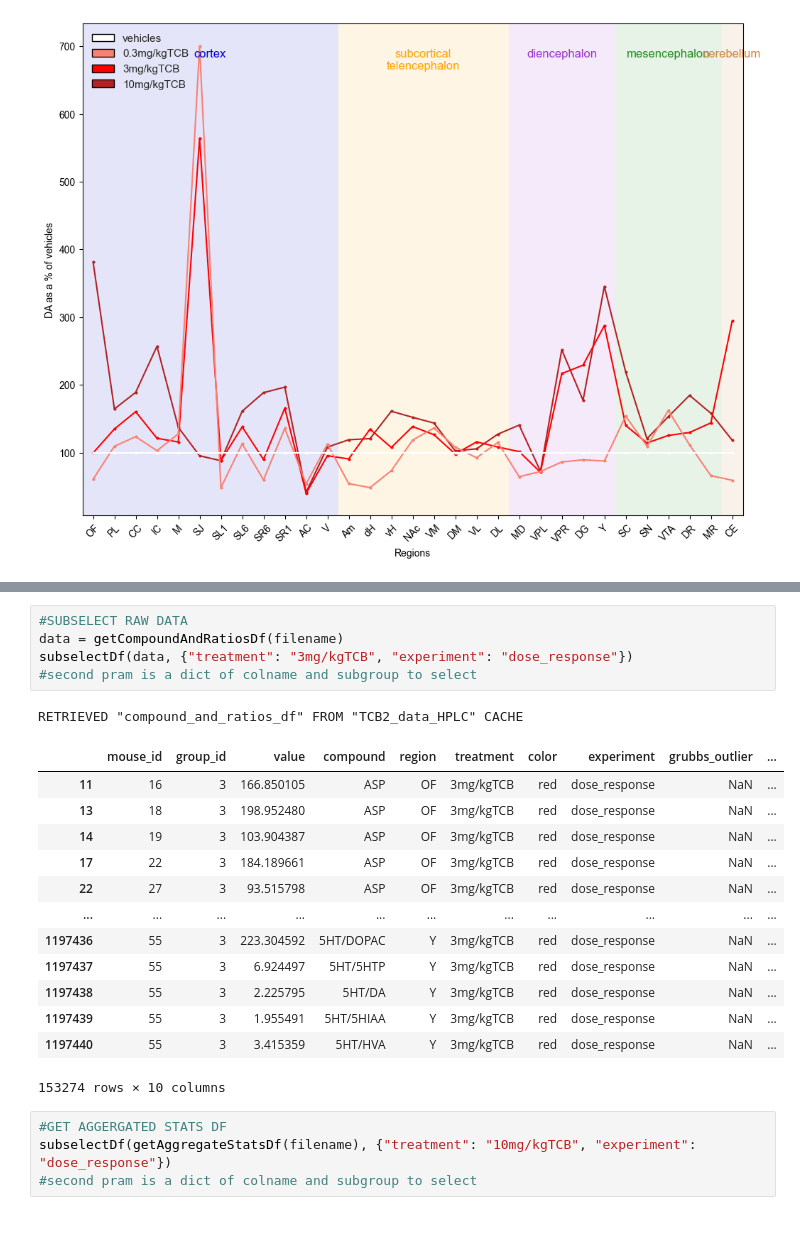
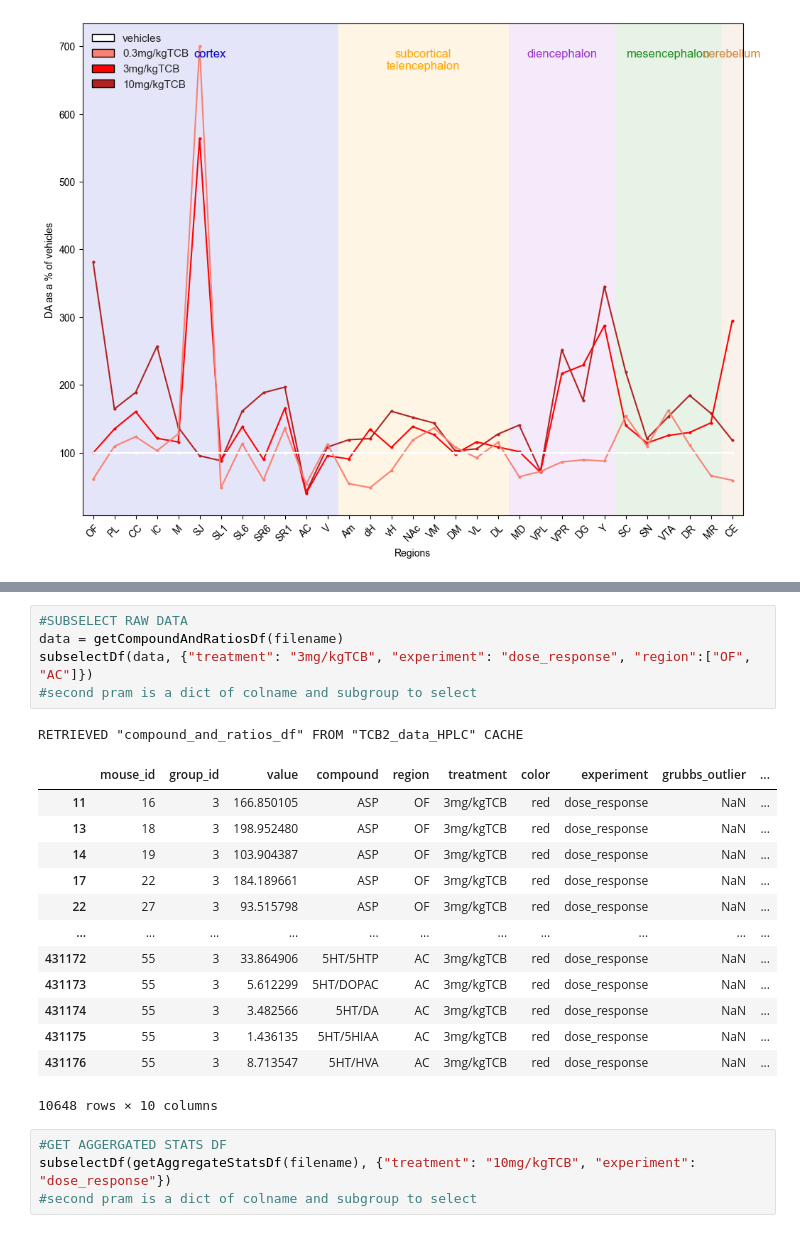
Before and after one commit to remicorne/phd, a Jupyter notebook: RUN.ipynb, the cells around one changed output, grey strips where cells are left out. Saved outputs shown, nothing was run; the diff lists cells and outputs as text.

```diff
--- a/RUN.ipynb
+++ b/RUN.ipynb
@@ -238,23 +252,23 @@ SAVED /Users/jasminebutler/Desktop/phd/output/head_twitch_histogram/head_twitch_
 # %%
 #SUBSELECT RAW DATA
 data = getCompoundAndRatiosDf(filename)
-subselectDf(data, {"treatment": "3mg/kgTCB", "experiment": "dose_response"})
+subselectDf(data, {"treatment": "3mg/kgTCB", "experiment": "dose_response", "region":["OF", "AC"]})
 #second pram is a dict of colname and subgroup to select
 # %% [output]
 RETRIEVED "compound_and_ratios_df" FROM "TCB2_data_HPLC" CACHE
 |  | mouse_id | group_id | value | compound | region | treatment | color | experiment | grubbs_outlier | ... |
 | 11 | 16 | 3 | 166.850105 | ASP | OF | 3mg/kgTCB | red | dose_response | NaN | ... |
 | 13 | 18 | 3 | 198.952480 | ASP | OF | 3mg/kgTCB | red | dose_response | NaN | ... |
 | 14 | 19 | 3 | 103.904387 | ASP | OF | 3mg/kgTCB | red | dose_response | NaN | ... |
 | 17 | 22 | 3 | 184.189661 | ASP | OF | 3mg/kgTCB | red | dose_response | NaN | ... |
 | 22 | 27 | 3 | 93.515798 | ASP | OF | 3mg/kgTCB | red | dose_response | NaN | ... |
 | ... | ... | ... | ... | ... | ... | ... | ... | ... | ... | ... |
-| 1197436 | 55 | 3 | 223.304592 | 5HT/DOPAC | Y | 3mg/kgTCB | red | dose_response | NaN | ... |
-| 1197437 | 55 | 3 | 6.924497 | 5HT/5HTP | Y | 3mg/kgTCB | red | dose_response | NaN | ... |
-| 1197438 | 55 | 3 | 2.225795 | 5HT/DA | Y | 3mg/kgTCB | red | dose_response | NaN | ... |
-| 1197439 | 55 | 3 | 1.955491 | 5HT/5HIAA | Y | 3mg/kgTCB | red | dose_response | NaN | ... |
-| 1197440 | 55 | 3 | 3.415359 | 5HT/HVA | Y | 3mg/kgTCB | red | dose_response | NaN | ... |
+| 431172 | 55 | 3 | 33.864906 | 5HT/5HTP | AC | 3mg/kgTCB | red | dose_response | NaN | ... |
+| 431173 | 55 | 3 | 5.612299 | 5HT/DOPAC | AC | 3mg/kgTCB | red | dose_response | NaN | ... |
+| 431174 | 55 | 3 | 3.482566 | 5HT/DA | AC | 3mg/kgTCB | red | dose_response | NaN | ... |
+| 431175 | 55 | 3 | 1.436135 | 5HT/5HIAA | AC | 3mg/kgTCB | red | dose_response | NaN | ... |
+| 431176 | 55 | 3 | 8.713547 | 5HT/HVA | AC | 3mg/kgTCB | red | dose_response | NaN | ... |
-153274 rows × 10 columns
+10648 rows × 10 columns
 # %%
 #GET AGGERGATED STATS DF
 subselectDf(getAggregateStatsDf(filename), {"treatment": "10mg/kgTCB", "experiment": "dose_response"})
```
Also changed, not shown: parts of 7 cells of this notebook, 2 other files.
